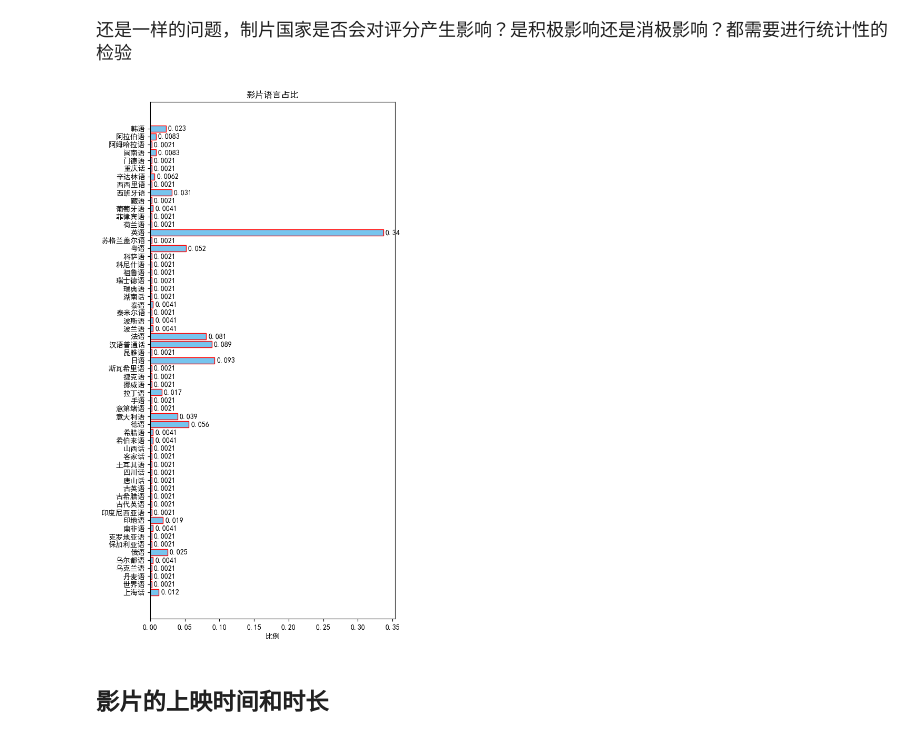
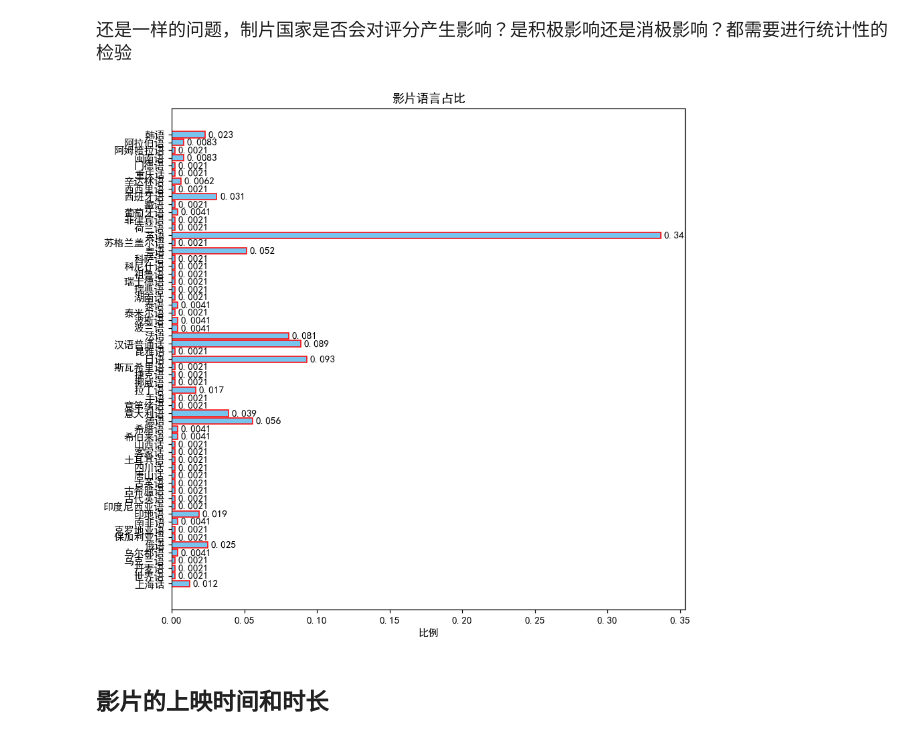
Before and after one commit to CiscoXY/Class-CS1507.01, a Jupyter notebook: FirstExp/Analysis.ipynb, the cells around one changed output. Saved outputs shown, nothing was run; the diff lists cells and outputs as text; code cells hidden in the pictures.

```diff
--- a/FirstExp/Analysis.ipynb
+++ b/FirstExp/Analysis.ipynb
@@ -164,20 +177,20 @@ plt.show()
 # %%
 languages = list(np.unique(df_languages.loc[: , '语言']))
 languages_frequency = np.zeros(len(languages))
 for i in df_languages.loc[: , '语言']:
     languages_frequency[languages.index(i)] += 1
 
 languages_ratio = languages_frequency/ np.sum(languages_frequency)
 
-fig  , axes = plt.subplots( figsize=(6,13) , dpi = 100)
+fig  , axes = plt.subplots( figsize=(9,9) , dpi = 110)
 fig.patch.set_facecolor("white") #* 设置背景 以免保存的图片背景虚化
 rect = axes.barh( languages , languages_ratio , color = '#77c4ee' , edgecolor = 'red')
 axes.set_title('影片语言占比') ; axes.set_xlabel('比例')
 axes.bar_label(rect , padding = 3 , fmt='%.2g')
 plt.savefig('images/describe/影片语言占比.jpg')
 plt.show()
 # %% [output]
-[figure, old version]
+[figure, new version]
 # %% [markdown]
 ## 影片的上映时间和时长
 # %%
```
Also changed, not shown: parts of 14 cells of this notebook, 19 other files.
